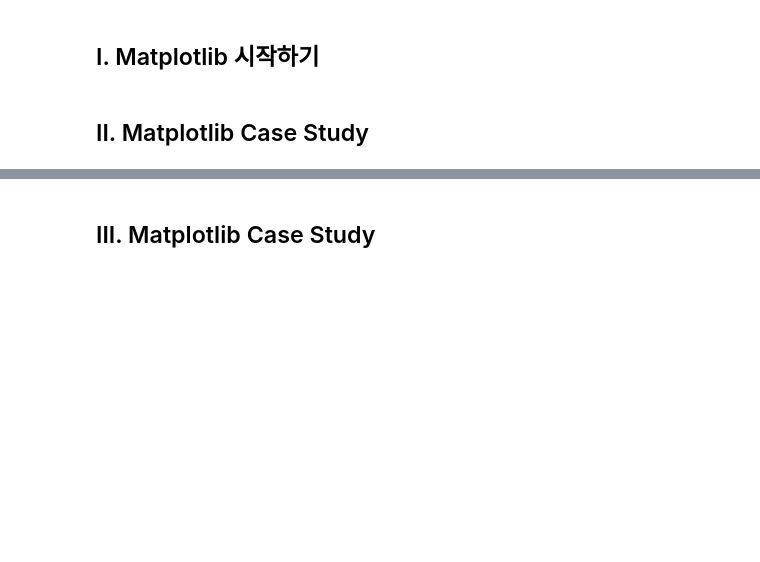
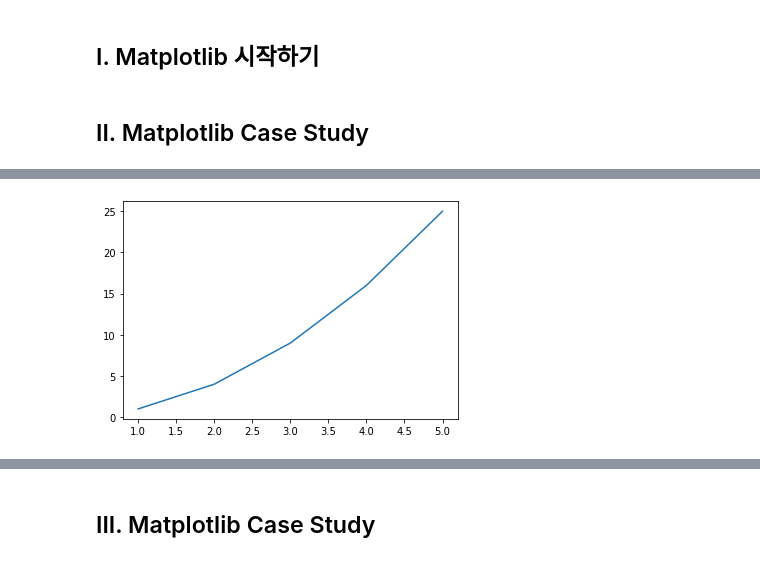
Before and after one commit to Paul-scpark/AI-dev-course, a Jupyter notebook: 3주차/04_1_파이썬_그래프_그리기_matplotlib.ipynb, the cells around one changed output, grey strips where cells are left out. Drawn from its saved outputs; the diff is of its cells as text; code cells hidden in the pictures; blank space fills up the shorter version.

```diff
--- a/3주차/04_1_파이썬_그래프_그리기_matplotlib.ipynb
+++ b/3주차/04_1_파이썬_그래프_그리기_matplotlib.ipynb
@@ -31,0 +59,8 @@
+# %%
+x = np.array([1, 2, 3, 4, 5])
+y = np.array([1, 4, 9, 16, 25])
+
+plt.plot(x, y)
+plt.show()
+# %% [output]
+[figure, added]
```
Also changed, not shown: parts of 27 cells of this notebook.
